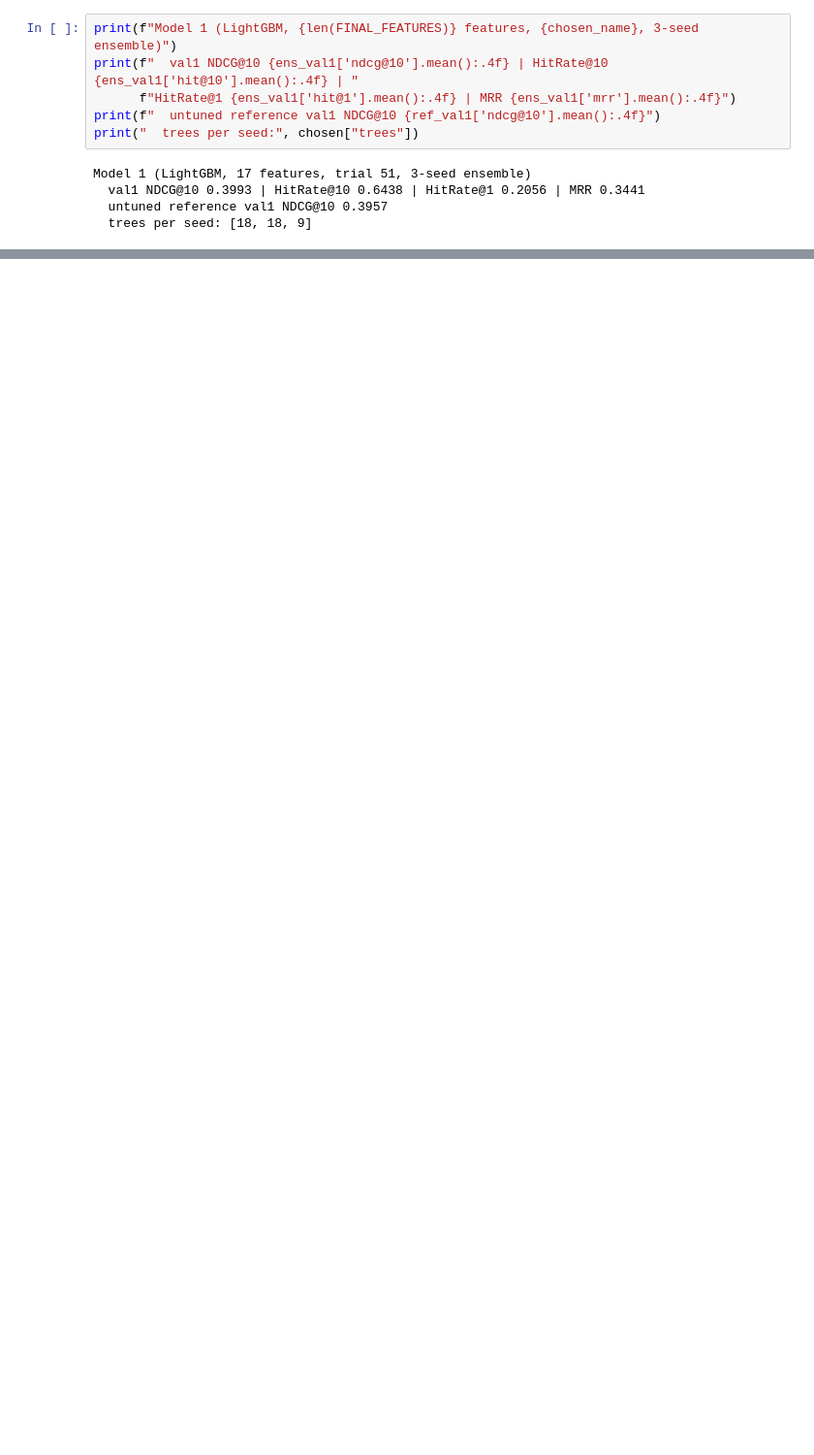
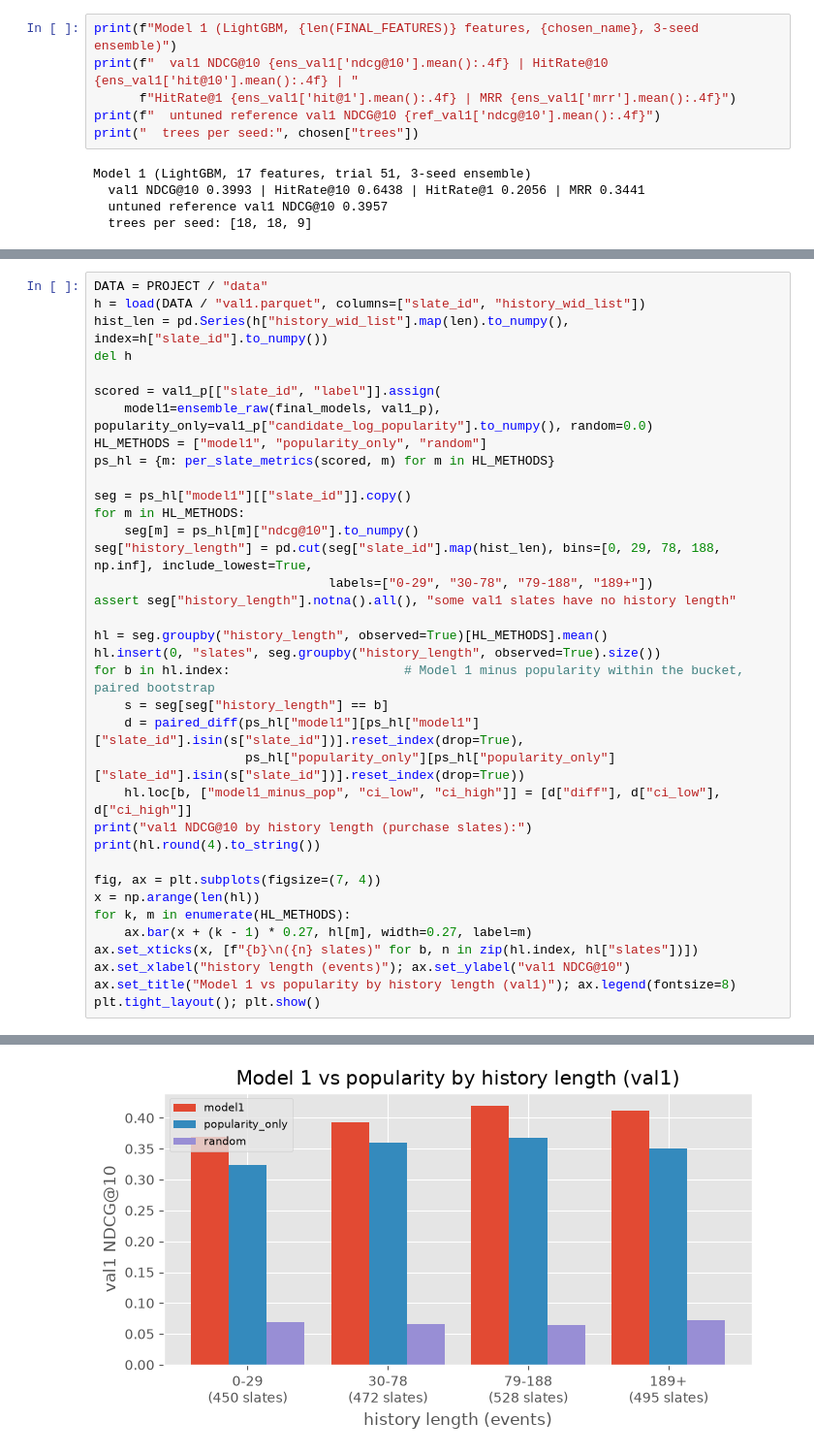
Before and after one commit to scoopydoooKing/bt4222-grp8, a Jupyter notebook: step4_model1_lightgbm.ipynb, the cells around one changed output, grey strips where cells are left out. Shown at 97% size. Cells and saved outputs as stored; diff of their text form; blank space fills up the shorter version.

Commit message:
Add objective and history-length experiments to Model 1

```diff
--- a/step4_model1_lightgbm.ipynb
+++ b/step4_model1_lightgbm.ipynb
@@ -627,0 +699,37 @@ Model 1 (LightGBM, 17 features, trial 51, 3-seed ensemble)
+# %%
+DATA = PROJECT / "data"
+h = load(DATA / "val1.parquet", columns=["slate_id", "history_wid_list"])
+hist_len = pd.Series(h["history_wid_list"].map(len).to_numpy(), index=h["slate_id"].to_numpy())
+del h
+
+scored = val1_p[["slate_id", "label"]].assign(
+    model1=ensemble_raw(final_models, val1_p), popularity_only=val1_p["candidate_log_popularity"].to_numpy(), random=0.0)
+HL_METHODS = ["model1", "popularity_only", "random"]
+ps_hl = {m: per_slate_metrics(scored, m) for m in HL_METHODS}
+
+seg = ps_hl["model1"][["slate_id"]].copy()
+for m in HL_METHODS:
+    seg[m] = ps_hl[m]["ndcg@10"].to_numpy()
+seg["history_length"] = pd.cut(seg["slate_id"].map(hist_len), bins=[0, 29, 78, 188, np.inf], include_lowest=True,
+                               labels=["0-29", "30-78", "79-188", "189+"])
+assert seg["history_length"].notna().all(), "some val1 slates have no history length"
+
+hl = seg.groupby("history_length", observed=True)[HL_METHODS].mean()
+hl.insert(0, "slates", seg.groupby("history_length", observed=True).size())
+for b in hl.index:                       # Model 1 minus popularity within the bucket, paired bootstrap
+    s = seg[seg["history_length"] == b]
+    d = paired_diff(ps_hl["model1"][ps_hl["model1"]["slate_id"].isin(s["slate_id"])].reset_index(drop=True),
+                    ps_hl["popularity_only"][ps_hl["popularity_only"]["slate_id"].isin(s["slate_id"])].reset_index(drop=True))
+    hl.loc[b, ["model1_minus_pop", "ci_low", "ci_high"]] = [d["diff"], d["ci_low"], d["ci_high"]]
+print("val1 NDCG@10 by history length (purchase slates):")
+print(hl.round(4).to_string())
+
+fig, ax = plt.subplots(figsize=(7, 4))
+x = np.arange(len(hl))
+for k, m in enumerate(HL_METHODS):
+    ax.bar(x + (k - 1) * 0.27, hl[m], width=0.27, label=m)
+ax.set_xticks(x, [f"{b}\n({n} slates)" for b, n in zip(hl.index, hl["slates"])])
+ax.set_xlabel("history length (events)"); ax.set_ylabel("val1 NDCG@10")
+ax.set_title("Model 1 vs popularity by history length (val1)"); ax.legend(fontsize=8)
+plt.tight_layout(); plt.show()
+# %% [output]
@@ -627,0 +743 @@ Model 1 (LightGBM, 17 features, trial 51, 3-seed ensemble)
+[figure, added]
```
Also changed, not shown: parts of 10 cells of this notebook.
